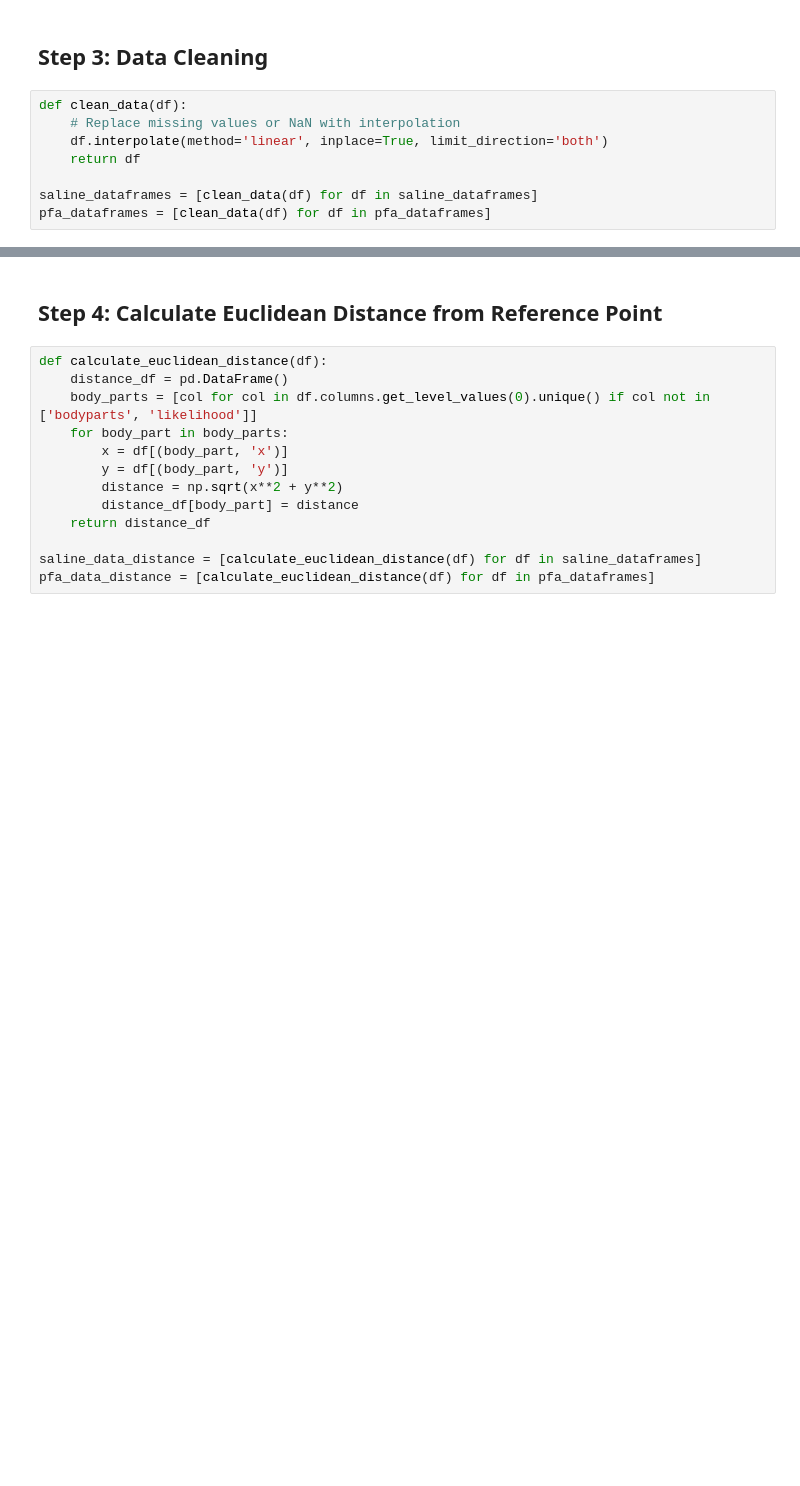
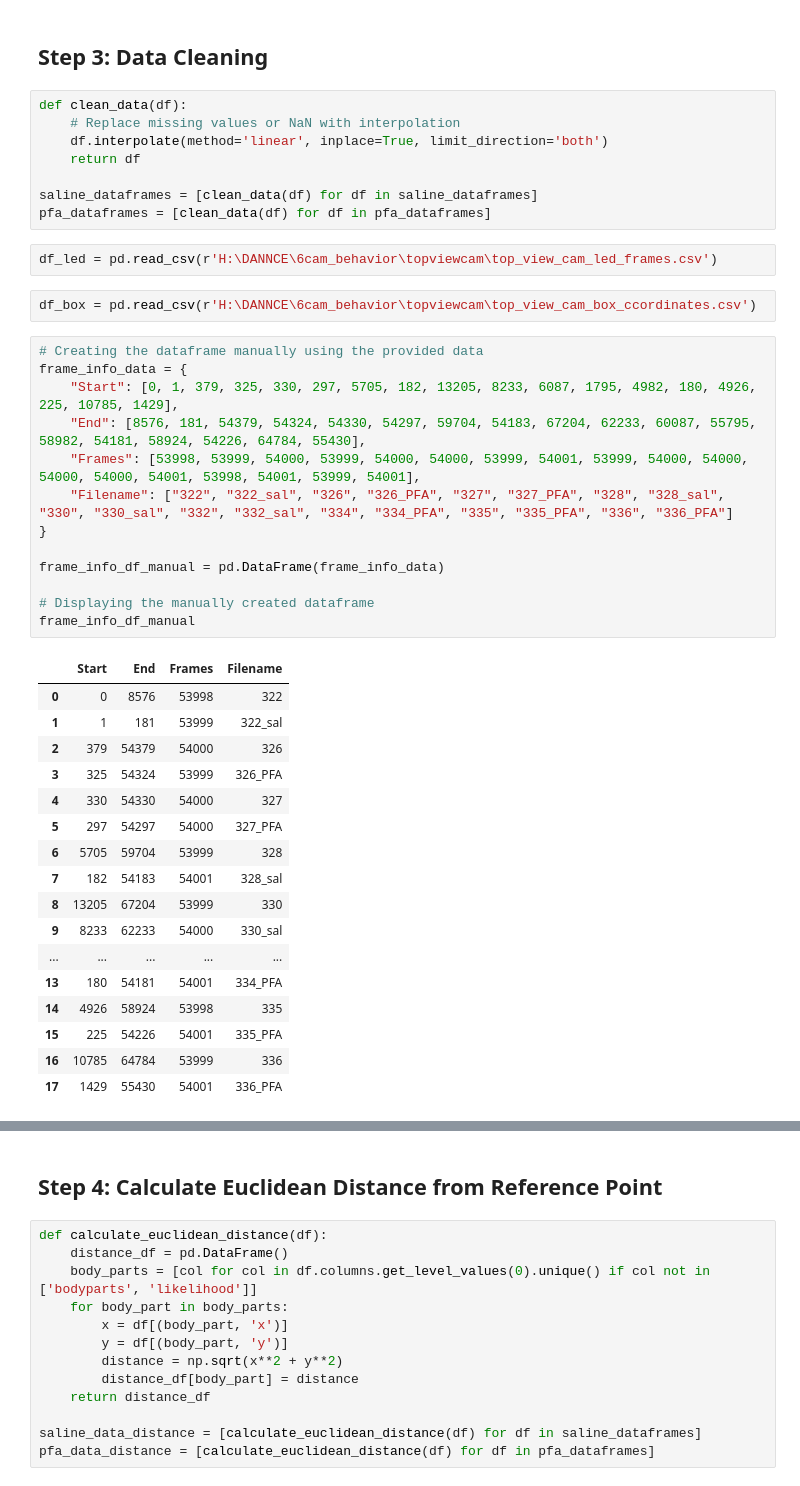
Before and after one commit to MagM00/nevian_lab, a Jupyter notebook: video_processing/DLC analysis.ipynb, the cells around one changed output, grey strips where cells are left out. Saved outputs shown, nothing was run; the diff lists cells and outputs as text; blank space fills up the shorter version.

```diff
--- a/video_processing/DLC analysis.ipynb
+++ b/video_processing/DLC analysis.ipynb
@@ -32,3 +52,38 @@ def clean_data(df):
 
 saline_dataframes = [clean_data(df) for df in saline_dataframes]
 pfa_dataframes = [clean_data(df) for df in pfa_dataframes]
+# %%
+df_led = pd.read_csv(r'H:\DANNCE\6cam_behavior\topviewcam\top_view_cam_led_frames.csv')
+# %%
+df_box = pd.read_csv(r'H:\DANNCE\6cam_behavior\topviewcam\top_view_cam_box_ccordinates.csv')
+# %%
+# Creating the dataframe manually using the provided data
+frame_info_data = {
+    "Start": [0, 1, 379, 325, 330, 297, 5705, 182, 13205, 8233, 6087, 1795, 4982, 180, 4926, 225, 10785, 1429],
+    "End": [8576, 181, 54379, 54324, 54330, 54297, 59704, 54183, 67204, 62233, 60087, 55795, 58982, 54181, 58924, 54226, 64784, 55430],
+    "Frames": [53998, 53999, 54000, 53999, 54000, 54000, 53999, 54001, 53999, 54000, 54000, 54000, 54000, 54001, 53998, 54001, 53999, 54001],
+    "Filename": ["322", "322_sal", "326", "326_PFA", "327", "327_PFA", "328", "328_sal", "330", "330_sal", "332", "332_sal", "334", "334_PFA", "335", "335_PFA", "336", "336_PFA"]
+}
+
+frame_info_df_manual = pd.DataFrame(frame_info_data)
+
+# Displaying the manually created dataframe
+frame_info_df_manual
+# %% [output]
+|  | Start | End | Frames | Filename |
+| 0 | 0 | 8576 | 53998 | 322 |
+| 1 | 1 | 181 | 53999 | 322_sal |
+| 2 | 379 | 54379 | 54000 | 326 |
+| 3 | 325 | 54324 | 53999 | 326_PFA |
+| 4 | 330 | 54330 | 54000 | 327 |
+| 5 | 297 | 54297 | 54000 | 327_PFA |
+| 6 | 5705 | 59704 | 53999 | 328 |
+| 7 | 182 | 54183 | 54001 | 328_sal |
+| 8 | 13205 | 67204 | 53999 | 330 |
+| 9 | 8233 | 62233 | 54000 | 330_sal |
+| ... | ... | ... | ... | ... |
+| 13 | 180 | 54181 | 54001 | 334_PFA |
+| 14 | 4926 | 58924 | 53998 | 335 |
+| 15 | 225 | 54226 | 54001 | 335_PFA |
+| 16 | 10785 | 64784 | 53999 | 336 |
+| 17 | 1429 | 55430 | 54001 | 336_PFA |
```
Also changed, not shown: parts of 4 cells of this notebook.
